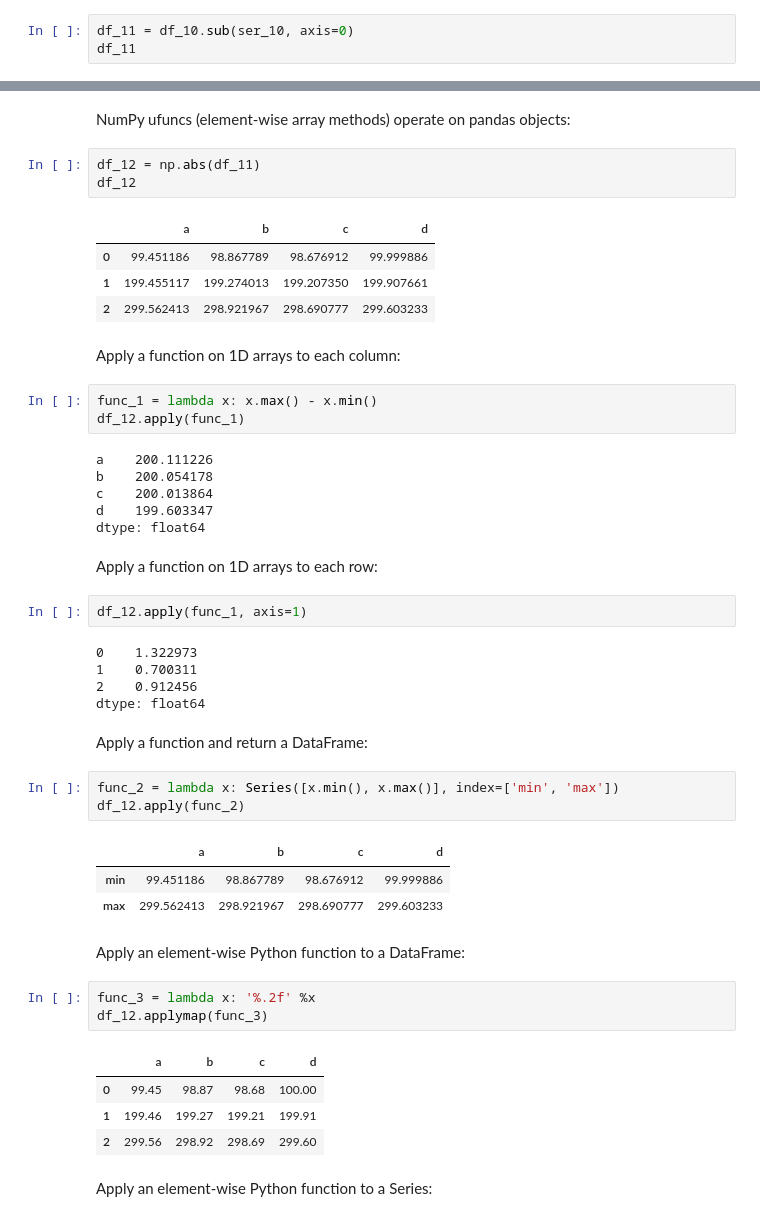
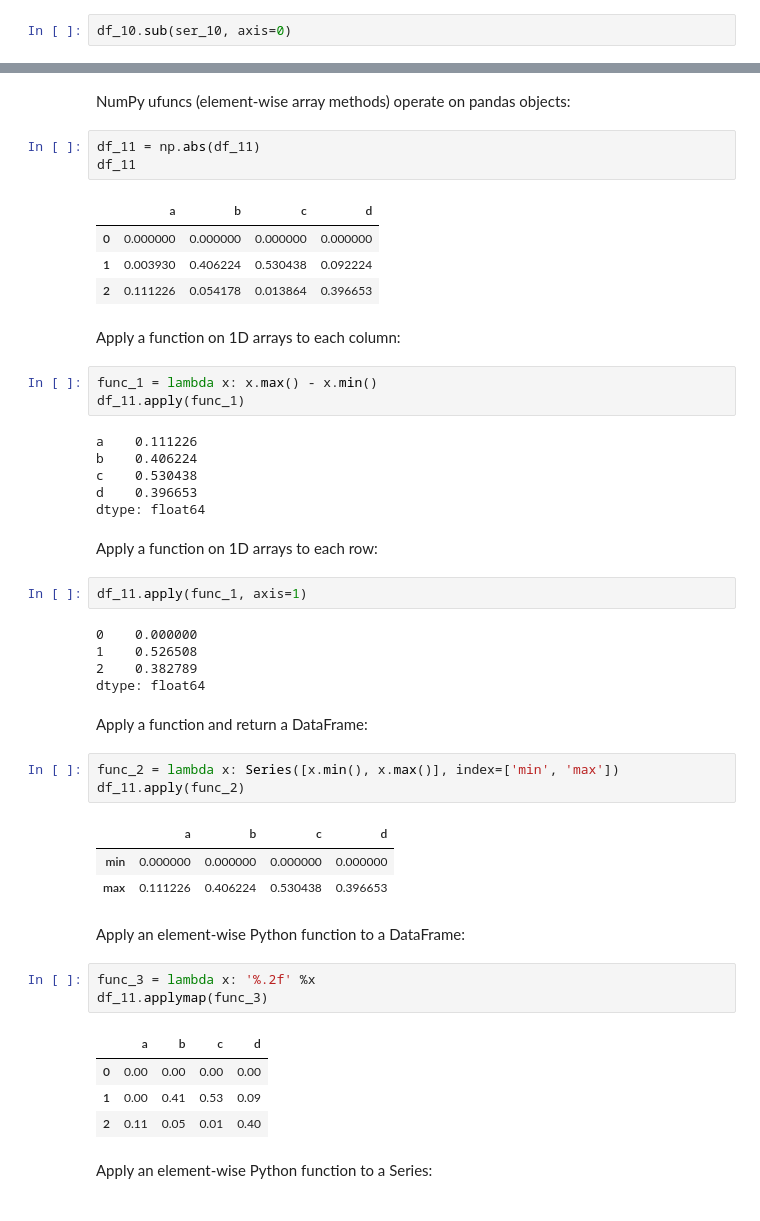
Before and after one commit to donnemartin/data-science-ipython-notebooks, a Jupyter notebook: pandas/pandas.ipynb, the cells around one changed output, grey strips where cells are left out. Cells and saved outputs as stored; diff of their text form.

```diff
--- a/pandas/pandas.ipynb
+++ b/pandas/pandas.ipynb
@@ -804,6 +804,5 @@ Broadcast over the columns and match the rows (axis=0) by using an arithmetic me
 # %%
-df_11 = df_10.sub(ser_10, axis=0)
-df_11
+df_10.sub(ser_10, axis=0)
 # %% [output]
 |  | a | b | c | d |
 | 0 | -99.451186 | -98.867789 | -98.676912 | -99.999886 |
@@ -814,52 +813,52 @@ df_11
 # %% [markdown]
 NumPy ufuncs (element-wise array methods) operate on pandas objects:
 # %%
-df_12 = np.abs(df_11)
-df_12
+df_11 = np.abs(df_11)
+df_11
 # %% [output]
 |  | a | b | c | d |
-| 0 | 99.451186 | 98.867789 | 98.676912 | 99.999886 |
-| 1 | 199.455117 | 199.274013 | 199.207350 | 199.907661 |
-| 2 | 299.562413 | 298.921967 | 298.690777 | 299.603233 |
+| 0 | 0.000000 | 0.000000 | 0.000000 | 0.000000 |
+| 1 | 0.003930 | 0.406224 | 0.530438 | 0.092224 |
+| 2 | 0.111226 | 0.054178 | 0.013864 | 0.396653 |
 # %% [markdown]
 Apply a function on 1D arrays to each column:
 # %%
 func_1 = lambda x: x.max() - x.min()
-df_12.apply(func_1)
+df_11.apply(func_1)
 # %% [output]
-a    200.111226
-b    200.054178
-c    200.013864
-d    199.603347
+a    0.111226
+b    0.406224
+c    0.530438
+d    0.396653
 dtype: float64
 # %% [markdown]
 Apply a function on 1D arrays to each row:
 # %%
-df_12.apply(func_1, axis=1)
+df_11.apply(func_1, axis=1)
 # %% [output]
-0    1.322973
-1    0.700311
-2    0.912456
+0    0.000000
+1    0.526508
+2    0.382789
 dtype: float64
 # %% [markdown]
 Apply a function and return a DataFrame:
 # %%
 func_2 = lambda x: Series([x.min(), x.max()], index=['min', 'max'])
-df_12.apply(func_2)
+df_11.apply(func_2)
 # %% [output]
 |  | a | b | c | d |
-| min | 99.451186 | 98.867789 | 98.676912 | 99.999886 |
-| max | 299.562413 | 298.921967 | 298.690777 | 299.603233 |
+| min | 0.000000 | 0.000000 | 0.000000 | 0.000000 |
+| max | 0.111226 | 0.406224 | 0.530438 | 0.396653 |
 # %% [markdown]
 Apply an element-wise Python function to a DataFrame:
 # %%
 func_3 = lambda x: '%.2f' %x
-df_12.applymap(func_3)
+df_11.applymap(func_3)
 # %% [output]
 |  | a | b | c | d |
-| 0 | 99.45 | 98.87 | 98.68 | 100.00 |
-| 1 | 199.46 | 199.27 | 199.21 | 199.91 |
-| 2 | 299.56 | 298.92 | 298.69 | 299.60 |
+| 0 | 0.00 | 0.00 | 0.00 | 0.00 |
+| 1 | 0.00 | 0.41 | 0.53 | 0.09 |
+| 2 | 0.11 | 0.05 | 0.01 | 0.40 |
 # %% [markdown]
 Apply an element-wise Python function to a Series:
 # %%
```
Also changed, not shown: parts of 21 cells of this notebook.
